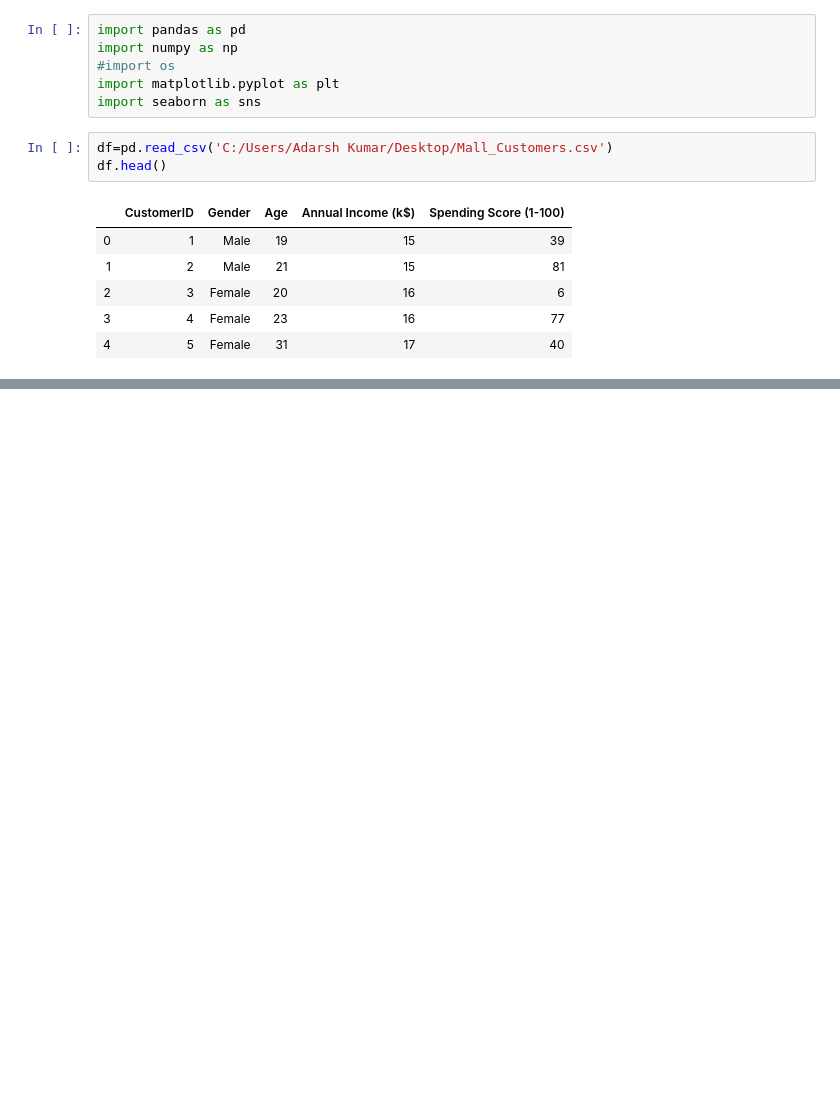
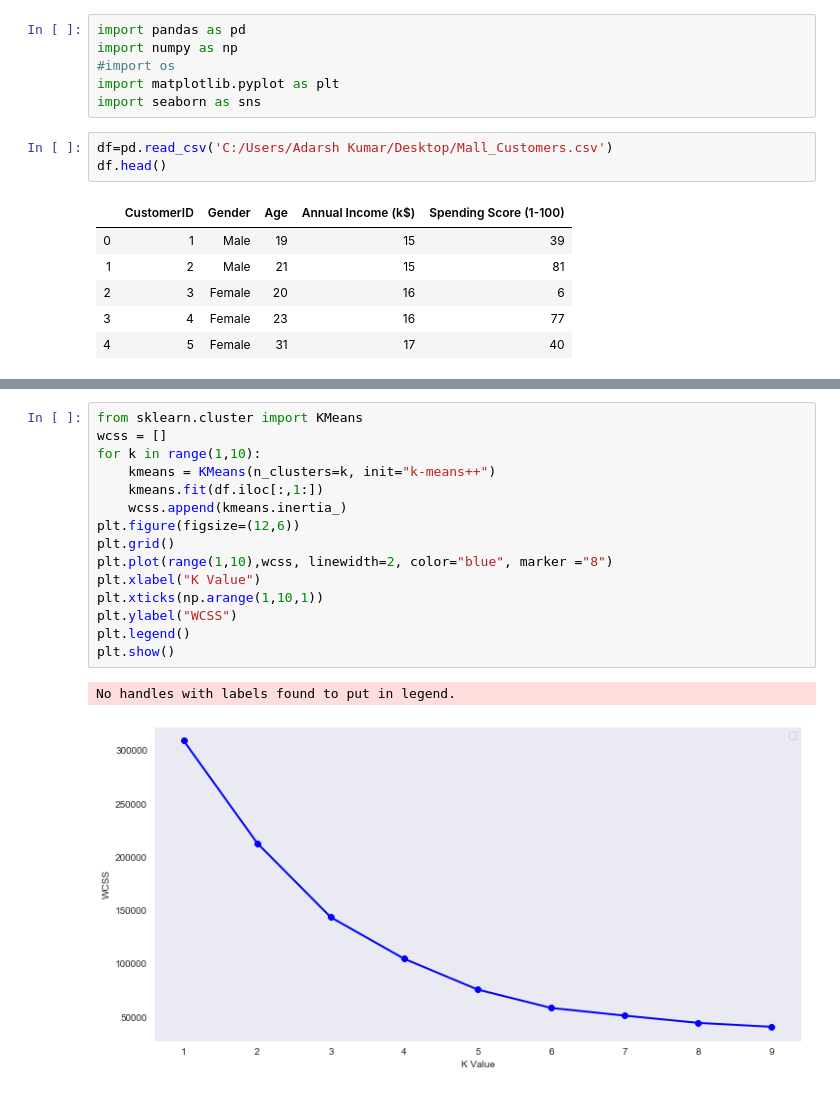
Before and after one commit to adarshkumar8225/clustering, a Jupyter notebook: clustering.ipynb, the cells around one changed output, grey strips where cells are left out. Saved outputs shown, nothing was run; the diff lists cells and outputs as text; blank space fills up the shorter version.

```diff
--- a/clustering.ipynb
+++ b/clustering.ipynb
@@ -16,0 +63,18 @@ df.head()
+# %%
+from sklearn.cluster import KMeans
+wcss = []
+for k in range(1,10):
+    kmeans = KMeans(n_clusters=k, init="k-means++")
+    kmeans.fit(df.iloc[:,1:])
+    wcss.append(kmeans.inertia_)
+plt.figure(figsize=(12,6))
+plt.grid()
+plt.plot(range(1,10),wcss, linewidth=2, color="blue", marker ="8")
+plt.xlabel("K Value")
+plt.xticks(np.arange(1,10,1))
+plt.ylabel("WCSS")
+plt.legend()
+plt.show()
+# %% [output]
+No handles with labels found to put in legend.
+[figure, added]
```
Also changed, not shown: parts of 5 cells of this notebook.
